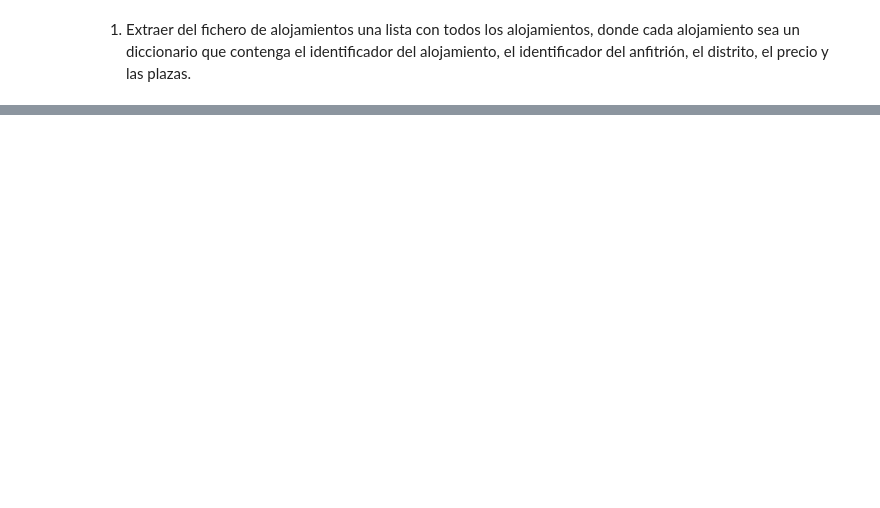
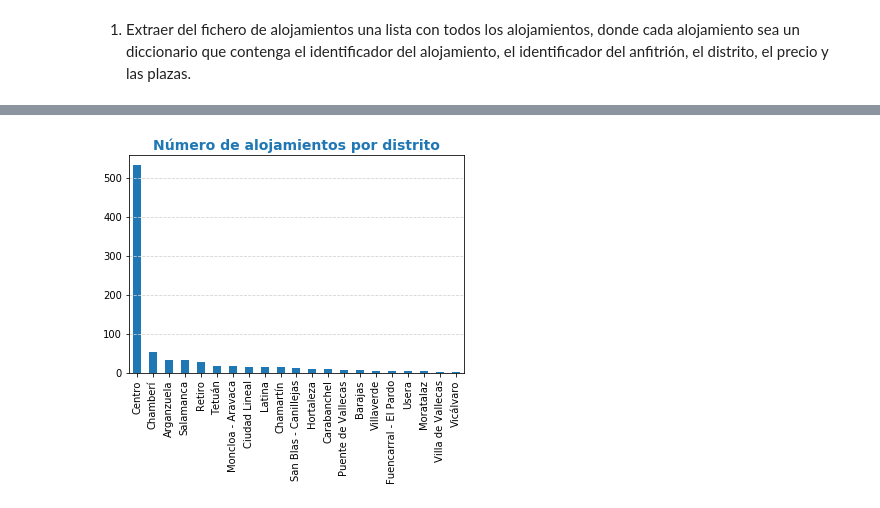
Before and after one commit to asalber/asalber.github.io, a Jupyter notebook: python/trabajos/soluciones/madrid-airbnb1.ipynb, the cells around one changed output, grey strips where cells are left out. Saved outputs shown, nothing was run; the diff lists cells and outputs as text; code cells hidden in the pictures; blank space fills up the shorter version.

```diff
--- a/python/trabajos/soluciones/madrid-airbnb1.ipynb
+++ b/python/trabajos/soluciones/madrid-airbnb1.ipynb
@@ -27,0 +319,24 @@ print(alojamientos[10])
+# %%
+def barras_alojamientos_distritos(alojamientos):
+    '''
+    Función que dibuja un diagrama de barras con el número de alojamientos por distritos.
+
+    Parámetros:
+    - alojamientos: Es una lista de diccionarios, donde cada diccionario contiene los datos de un alojamiento.
+    '''
+    # Definimos la figura y los ejes del gráfico
+    fig, ax = plt.subplots()
+    # Contamos la frecuencias de alojamientos por distritos y dibujamos las barras.
+    alojamientos.distrito.value_counts().plot(kind = 'bar')
+    # Ponemos el título
+    ax.set_title('Número de alojamientos por distrito', loc = "center", fontdict = {'fontsize':14, 'fontweight':'bold', 'color':'tab:blue'})
+    # Ponemos una rejilla
+    ax.grid(axis = 'y', color = 'lightgray', linestyle = 'dashed')
+    # Guardamos el gráfico.
+    plt.show()
+    return
+
+# Ejemplo
+barras_alojamientos_distritos(alojamientos)
+# %% [output]
+[figure, added]
```
Also changed, not shown: parts of 32 cells of this notebook, 12 other files.
